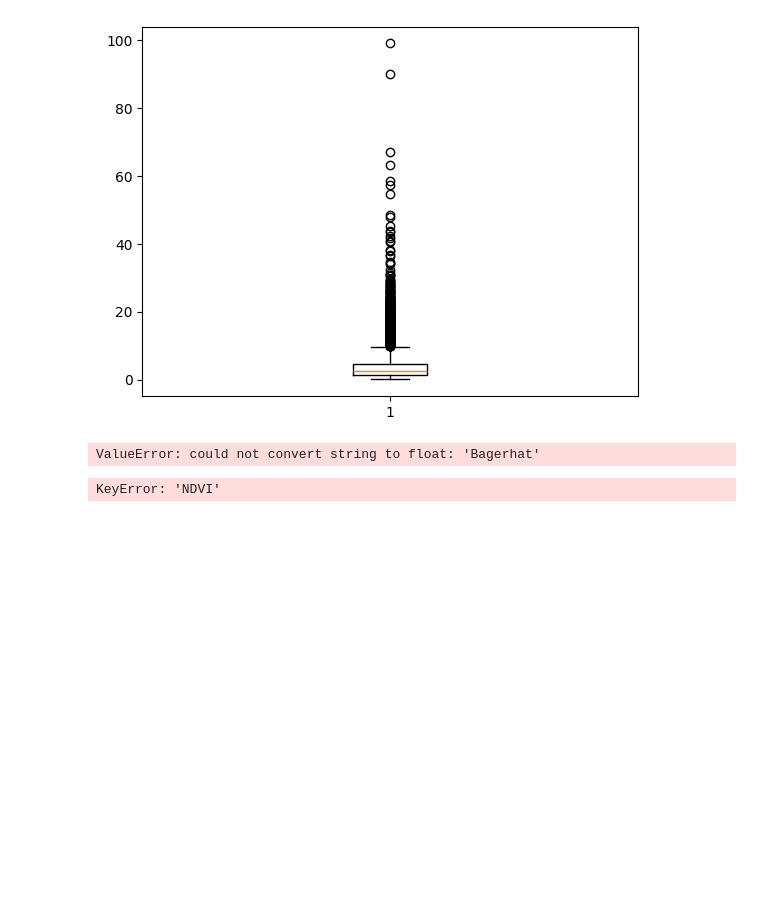
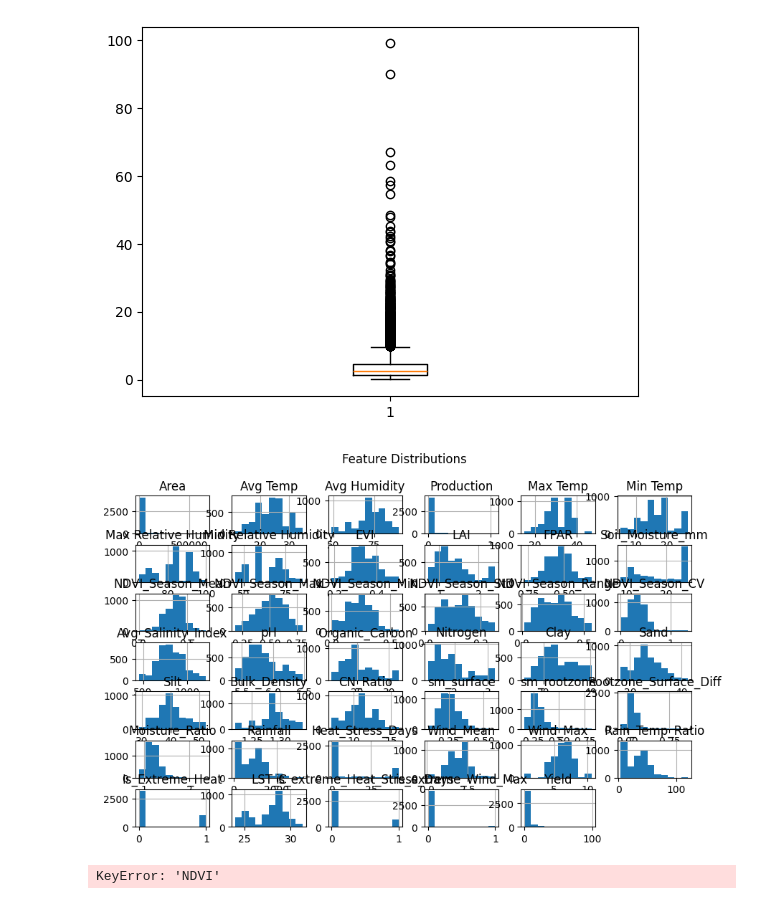
Before and after one commit to Group-9-i-i/ADY201m-Project, a Jupyter notebook: Python analytic/Untitled.ipynb, the cells around one changed output. Cells and saved outputs as stored; diff of their text form; code cells hidden in the pictures; blank space fills up the shorter version.

```diff
--- a/Python analytic/Untitled.ipynb
+++ b/Python analytic/Untitled.ipynb
@@ -93,13 +93,11 @@ plt.show()
 # %% [output]
 [figure]
 # %%
-corr = df.corr()
-
-sns.heatmap(corr, cmap='coolwarm')
-plt.title("Correlation Matrix")
+df.hist(figsize=(10,6))
+plt.suptitle("Feature Distributions")
 plt.show()
 # %% [output]
-ValueError: could not convert string to float: 'Bagerhat'
+[figure, added]
 # %%
 sns.scatterplot(x=df['NDVI'], y=df['yield'])
 plt.title("NDVI vs Crop Yield")
```
